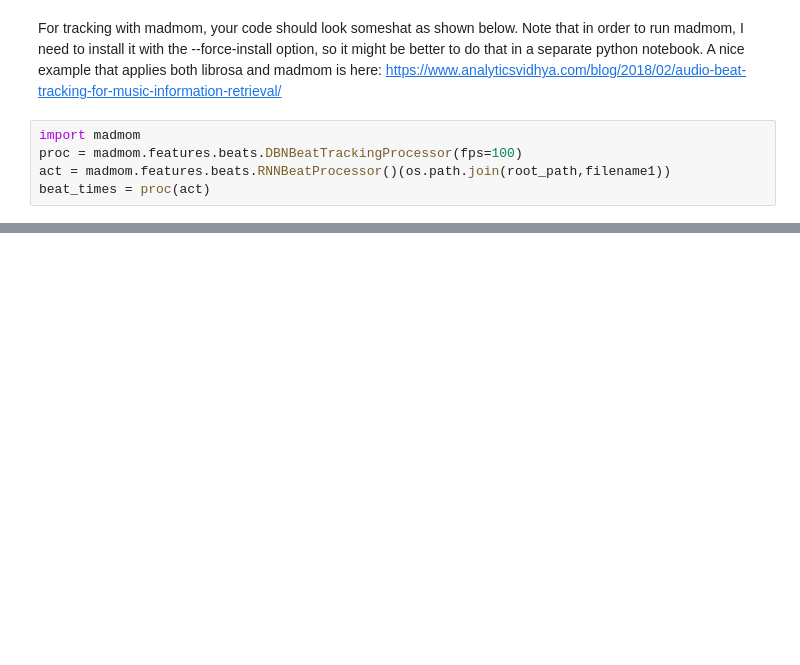
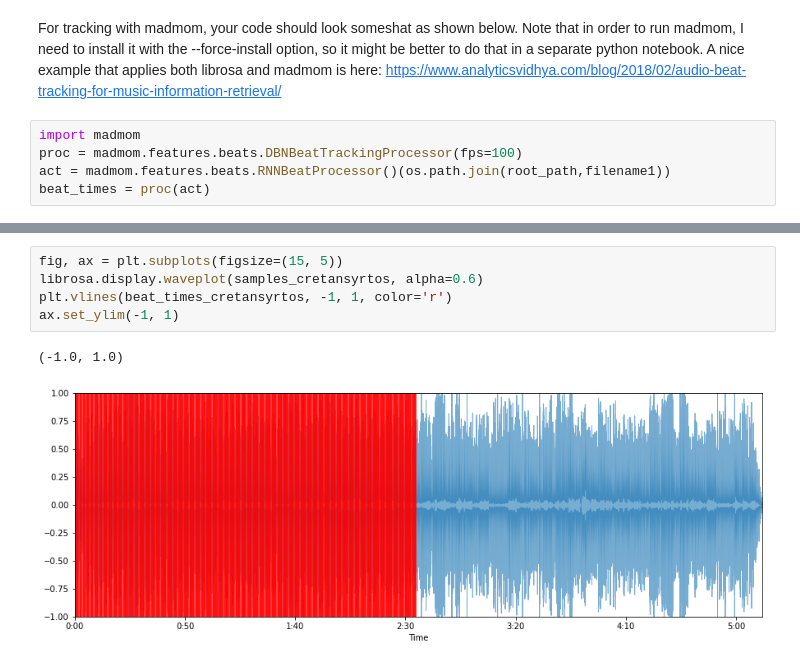
Before and after one commit to sergi-andreu/MusicInformatics, a Jupyter notebook: Lab 3 Beat Detection/DT2470_lab03_Carsten_Sergi.ipynb, the cells around one changed output, grey strips where cells are left out. Saved outputs shown, nothing was run; the diff lists cells and outputs as text; blank space fills up the shorter version.

```diff
--- a/Lab 3 Beat Detection/DT2470_lab03_Carsten_Sergi.ipynb
+++ b/Lab 3 Beat Detection/DT2470_lab03_Carsten_Sergi.ipynb
@@ -390,0 +441,8 @@ The plot of waveform and beats I get for the cretansyrtos example using madmom:
+# %%
+fig, ax = plt.subplots(figsize=(15, 5))
+librosa.display.waveplot(samples_cretansyrtos, alpha=0.6)
+plt.vlines(beat_times_cretansyrtos, -1, 1, color='r')
+ax.set_ylim(-1, 1)
+# %% [output]
+(-1.0, 1.0)
+[figure, added]
```
Also changed, not shown: parts of 7 cells of this notebook.
